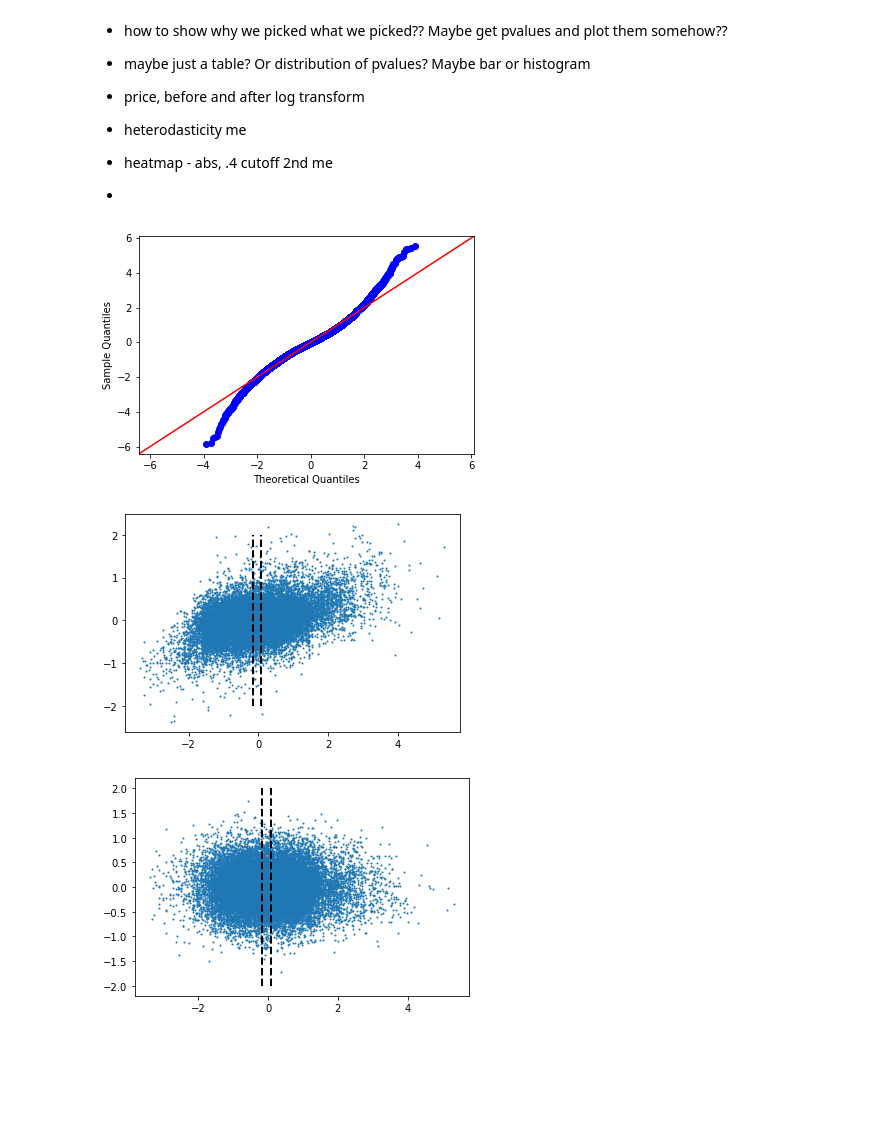
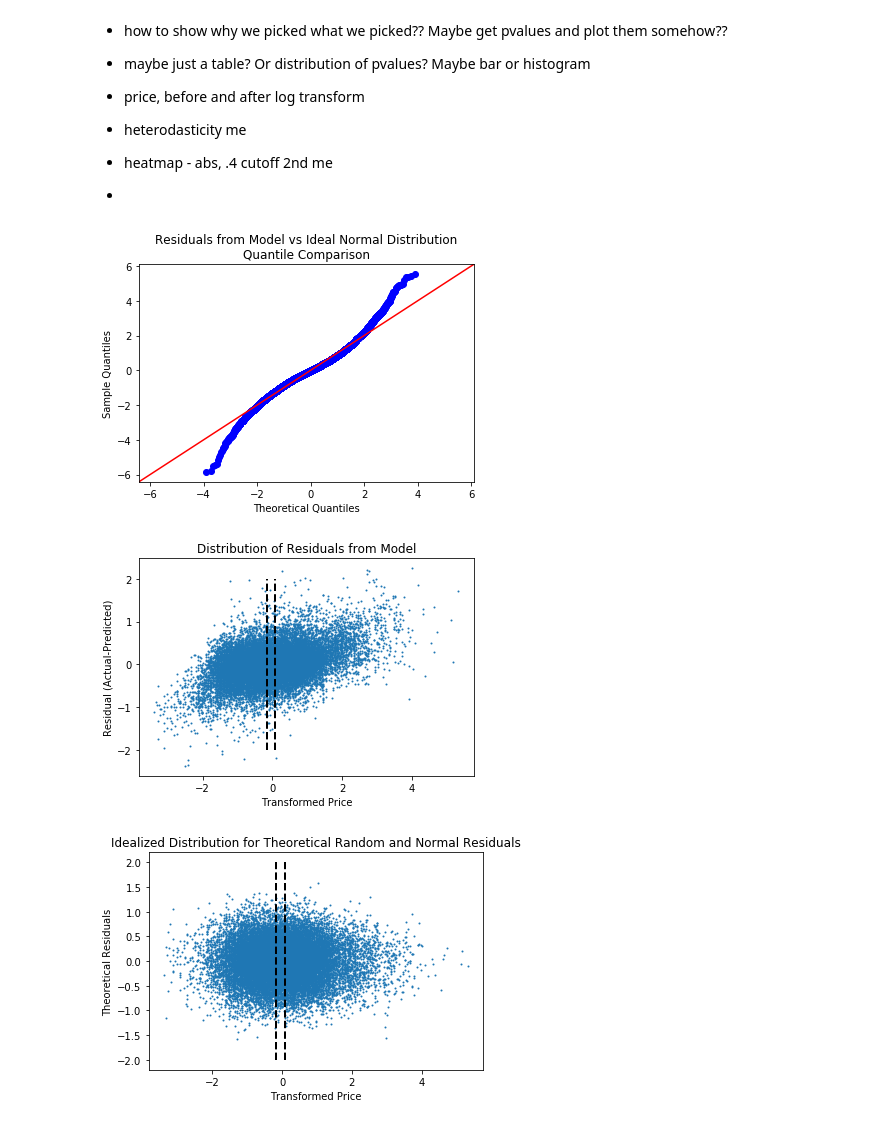
Before and after one commit to anbillinger/dsc-mod-2-project-v2-1-onl01-dtsc-ft-041320, a Jupyter notebook: Validation.ipynb, the cells around one changed output. Cells and saved outputs as stored; diff of their text form; code cells hidden in the pictures; blank space fills up the shorter version.

```diff
--- a/Validation.ipynb
+++ b/Validation.ipynb
@@ -61,20 +61,24 @@ with open('model.pickle', 'rb') as f:
 # %%
 import scipy.stats as stats
 y_pred = model.predict(df.drop(['price'],axis=1))
 resids = df['price']-y_pred
 fig = sm.graphics.qqplot(resids, dist=stats.norm, line='45', fit=True)
+plt.title('Residuals from Model vs Ideal Normal Distribution\nQuantile Comparison')
 plt.show()
 
 plt.figure()
 plt.scatter(df['price'],resids,s=1)
 lwr_thresh = df.price.quantile(q=.45)
 upr_thresh = df.price.quantile(q=.55)
 plt.vlines(lwr_thresh, ymax=2, ymin=-2, linestyles='dashed',linewidth=2)
 plt.vlines(upr_thresh, ymax=2, ymin=-2, linestyles='dashed',linewidth=2)
+plt.title('Distribution of Residuals from Model')
+plt.xlabel('Transformed Price')
+plt.ylabel('Residual (Actual-Predicted)')
 plt.show()
 # %% [output]
-[figure, old version]
+[figure, new version]
-[figure, old version]
+[figure, new version]
 # %%
 unpaired_data = np.random.normal(loc=np.mean(resids),scale=np.std(resids),size=len(resids))
 plt.figure()
@@ -83,7 +87,12 @@ lwr_thresh = df.price.quantile(q=.45)
 upr_thresh = df.price.quantile(q=.55)
 plt.vlines(lwr_thresh, ymax=2, ymin=-2, linestyles='dashed',linewidth=2)
 plt.vlines(upr_thresh, ymax=2, ymin=-2, linestyles='dashed',linewidth=2)
+
+plt.title('Idealized Distribution for Theoretical Random and Normal Residuals')
+plt.xlabel('Transformed Price')
+plt.ylabel('Theoretical Residuals')
+#random normal distribution with same mean and standard deviation
 plt.show()
 # %% [output]
-[figure, old version]
+[figure, new version]
 # %%
```
Also changed, not shown: parts of 1 cell of this notebook, 10 other files.
